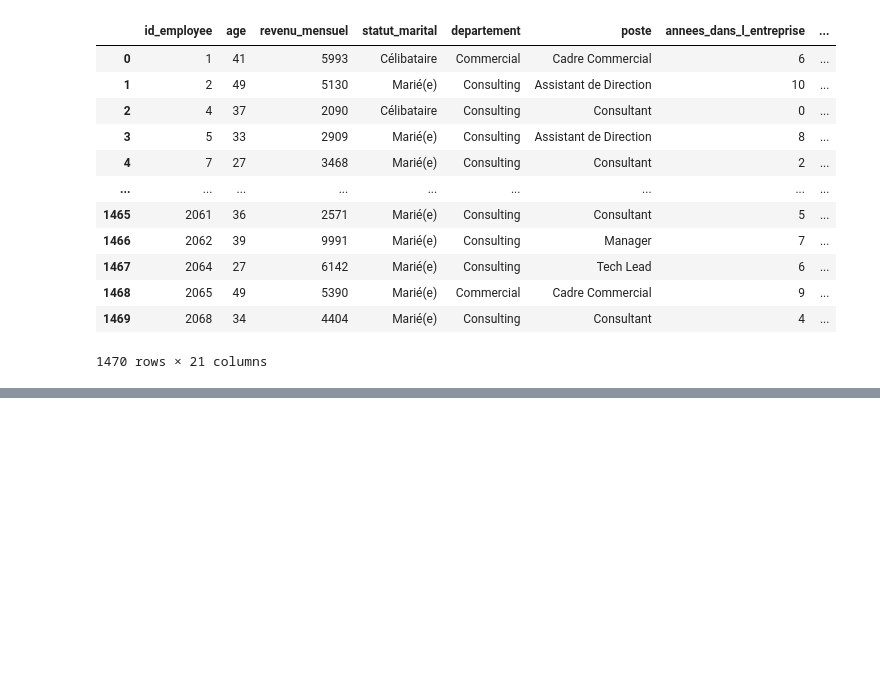
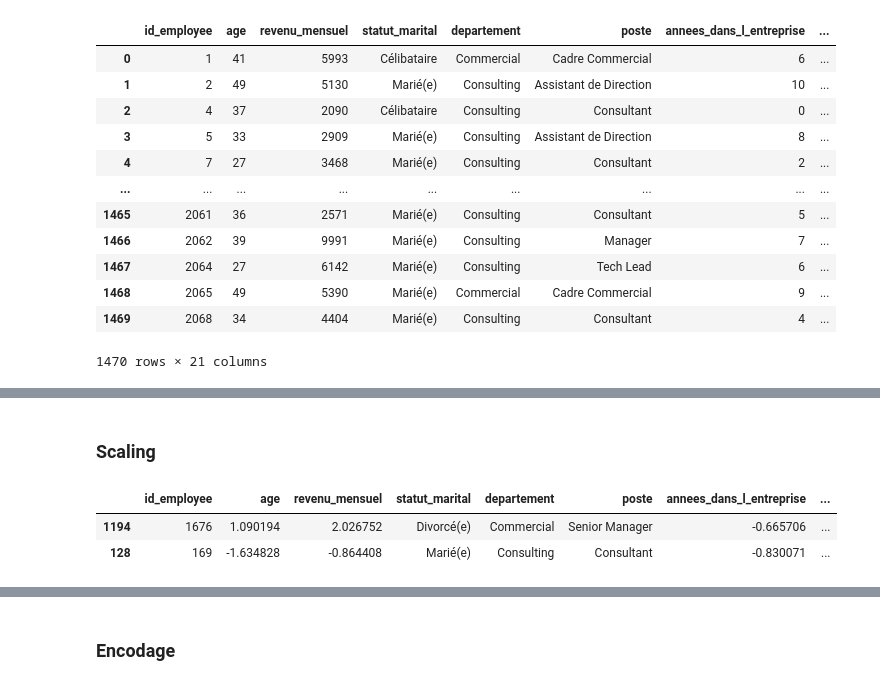
Before and after one commit to BAZAROPH/Projet-4-Classifiez-automatiquement-des-informations, a Jupyter notebook: main.ipynb, the cells around one changed output, grey strips where cells are left out. Cells and saved outputs as stored; diff of their text form; code cells hidden in the pictures; blank space fills up the shorter version.

Commit message:
Add train test elements and scaled numeric_features

```diff
--- a/main.ipynb
+++ b/main.ipynb
@@ -604,9 +604,7 @@ central_df.drop(
 )
 
 #Mettre à jour notre liste de colonne numérique
-for column in numeric_features:
-    if column not in central_df.columns:
-        numeric_features.remove(column)
+numeric_features = [column for column in numeric_features if column in central_df.columns]
 # %%
 display(central_df.shape[1])
 # %% [output]
@@ -708,0 +719,29 @@ display(central_df)
+# %%
+from sklearn.model_selection import train_test_split
+
+#Séparation des features et la cible
+X = central_df.drop("a_quitte_l_entreprise", axis=1)
+y = central_df["a_quitte_l_entreprise"]
+
+#Sépration entrainement et test
+X_train, X_test, y_train, y_test = train_test_split(X, y, test_size=0.2, random_state=42, stratify=y)
+# Stratify=y garantit que les proportions de Oui/Non sont les mêmes dans train et test (Nous avons un déséquilibre de classe).
+# %% [markdown]
+### Scaling
+# %%
+from sklearn.preprocessing import StandardScaler
+
+scaler = StandardScaler()
+
+#Entraîner le scaler et transformer les données d'entraînement
+X_train[numeric_features] = scaler.fit_transform(X_train[numeric_features])
+
+# On utilise UNIQUEMENT .transform() pour appliquer les moyennes/écarts-types appris sur X_train
+X_test[numeric_features] = scaler.transform(X_test[numeric_features])
+# %%
+display(X_train.head(2))
+display(X_test.head(2))
+# %% [output]
+|  | id_employee | age | revenu_mensuel | statut_marital | departement | poste | annees_dans_l_entreprise | ... |
+| 1194 | 1676 | 1.090194 | 2.026752 | Divorcé(e) | Commercial | Senior Manager | -0.665706 | ... |
+| 128 | 169 | -1.634828 | -0.864408 | Marié(e) | Consulting | Consultant | -0.830071 | ... |
@@ -708,0 +751,2 @@ display(central_df)
+# %% [markdown]
+### Encodage
```
Also changed, not shown: parts of 3 cells of this notebook.
